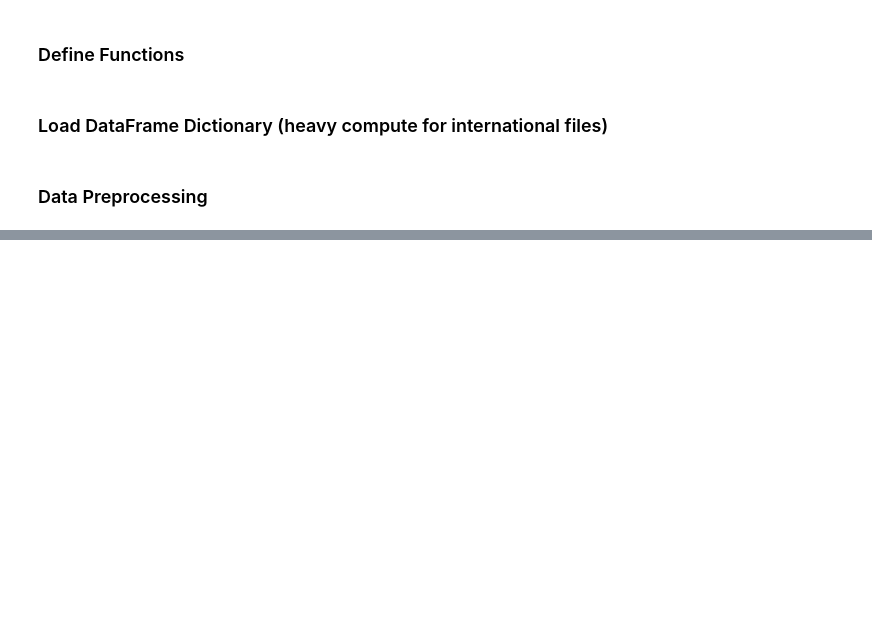
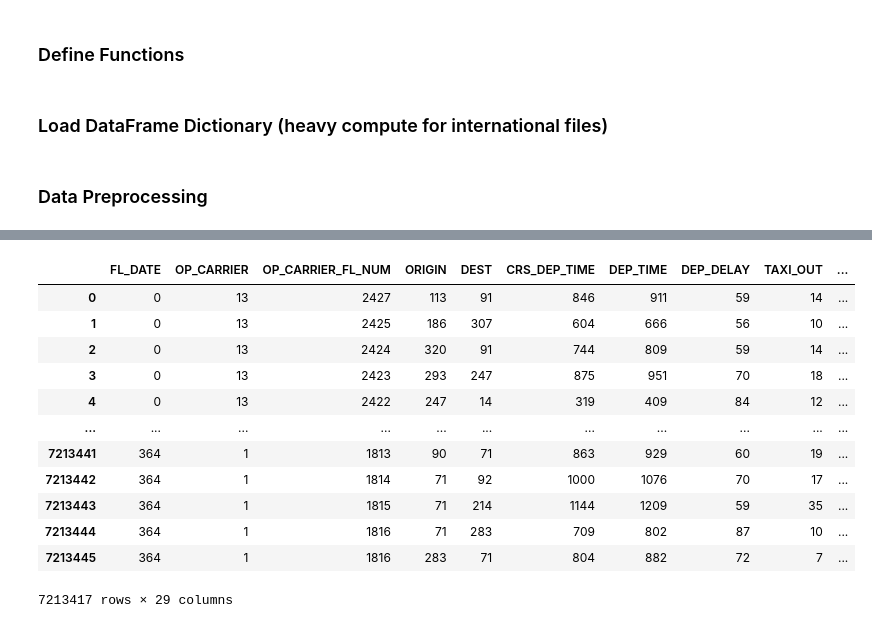
Before and after one commit to tkusak27/flight_delays, a Jupyter notebook: src/international.ipynb, the cells around one changed output, grey strips where cells are left out. Saved outputs shown, nothing was run; the diff lists cells and outputs as text; code cells hidden in the pictures; blank space fills up the shorter version.

```diff
--- a/src/international.ipynb
+++ b/src/international.ipynb
@@ -57,0 +77,16 @@ scaler = StandardScaler()
+# %%
+df[df['BOOL_DEP_DELAY'] == 1]
+# %% [output]
+|  | FL_DATE | OP_CARRIER | OP_CARRIER_FL_NUM | ORIGIN | DEST | CRS_DEP_TIME | DEP_TIME | DEP_DELAY | TAXI_OUT | ... |
+| 0 | 0 | 13 | 2427 | 113 | 91 | 846 | 911 | 59 | 14 | ... |
+| 1 | 0 | 13 | 2425 | 186 | 307 | 604 | 666 | 56 | 10 | ... |
+| 2 | 0 | 13 | 2424 | 320 | 91 | 744 | 809 | 59 | 14 | ... |
+| 3 | 0 | 13 | 2423 | 293 | 247 | 875 | 951 | 70 | 18 | ... |
+| 4 | 0 | 13 | 2422 | 247 | 14 | 319 | 409 | 84 | 12 | ... |
+| ... | ... | ... | ... | ... | ... | ... | ... | ... | ... | ... |
+| 7213441 | 364 | 1 | 1813 | 90 | 71 | 863 | 929 | 60 | 19 | ... |
+| 7213442 | 364 | 1 | 1814 | 71 | 92 | 1000 | 1076 | 70 | 17 | ... |
+| 7213443 | 364 | 1 | 1815 | 71 | 214 | 1144 | 1209 | 59 | 35 | ... |
+| 7213444 | 364 | 1 | 1816 | 71 | 283 | 709 | 802 | 87 | 10 | ... |
+| 7213445 | 364 | 1 | 1816 | 283 | 71 | 804 | 882 | 72 | 7 | ... |
+7213417 rows × 29 columns
```
Also changed, not shown: parts of 12 cells of this notebook.
